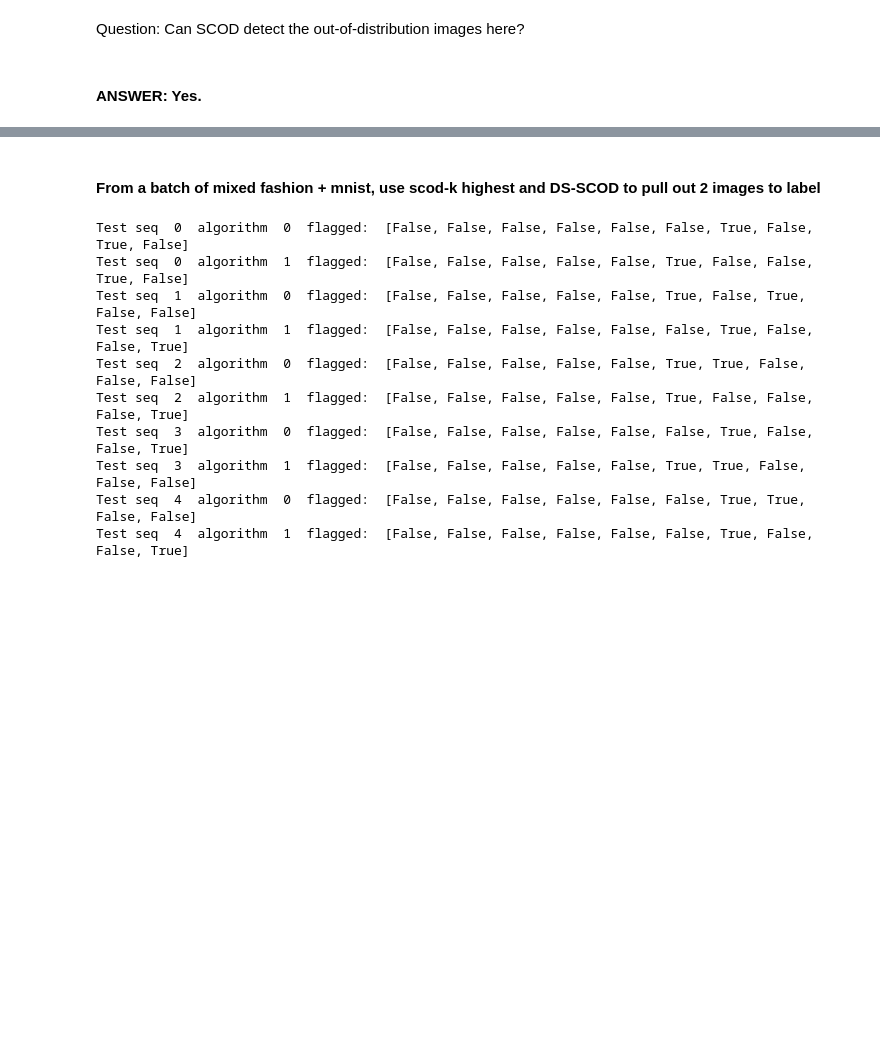
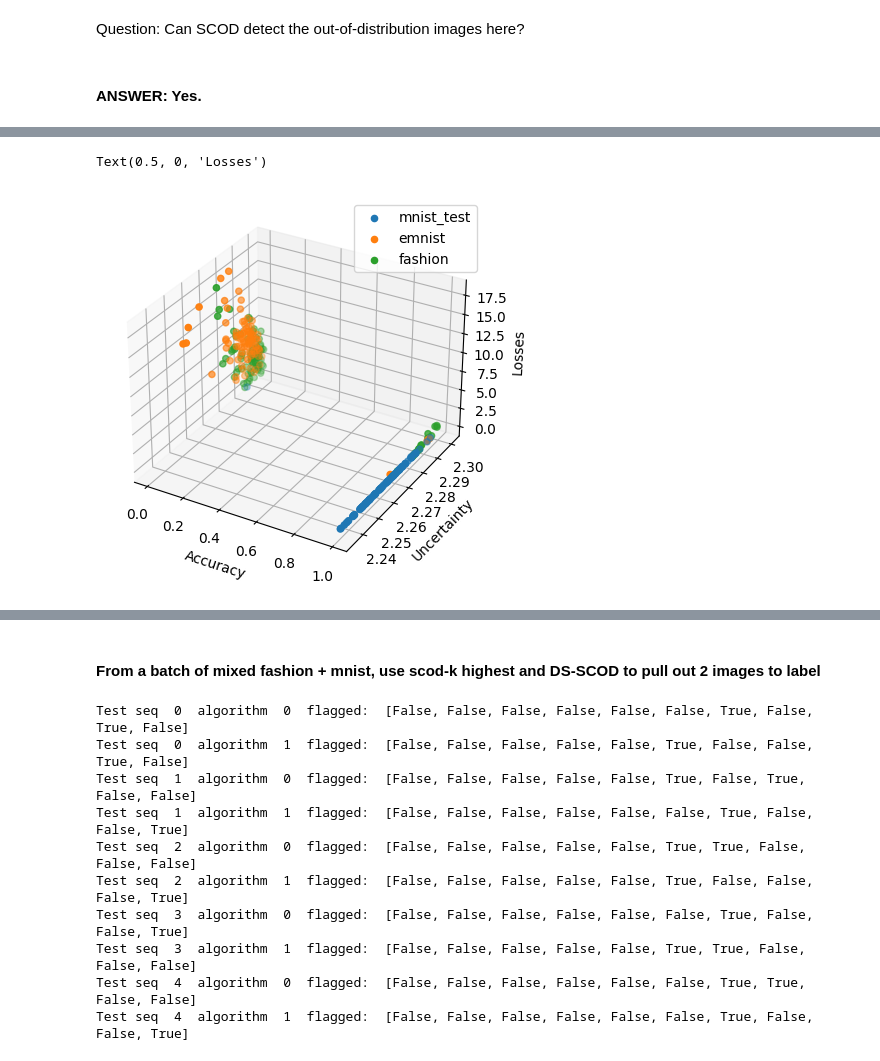
Before and after one commit to StanfordASL/data-lifecycle-management, a Jupyter notebook: test_mnist.ipynb, the cells around one changed output, grey strips where cells are left out. Saved outputs shown, nothing was run; the diff lists cells and outputs as text; code cells hidden in the pictures; blank space fills up the shorter version.

```diff
--- a/test_mnist.ipynb
+++ b/test_mnist.ipynb
@@ -62,0 +113,13 @@ Question: Can SCOD detect the out-of-distribution images here?
+# %%
+fig = plt.figure(figsize = [5,5], dpi=100)
+ax = fig.add_subplot(projection='3d')
+for dname in images:
+    ax.scatter(accs[dname], uncs[dname], losses[dname], label=dname)
+ax.legend()
+ax.grid()
+ax.set_xlabel('Accuracy')
+ax.set_ylabel('Uncertainty')
+ax.set_zlabel('Losses')
+# %% [output]
+Text(0.5, 0, 'Losses')
+[figure, added]
```
Also changed, not shown: parts of 8 cells of this notebook, 3 other files.
